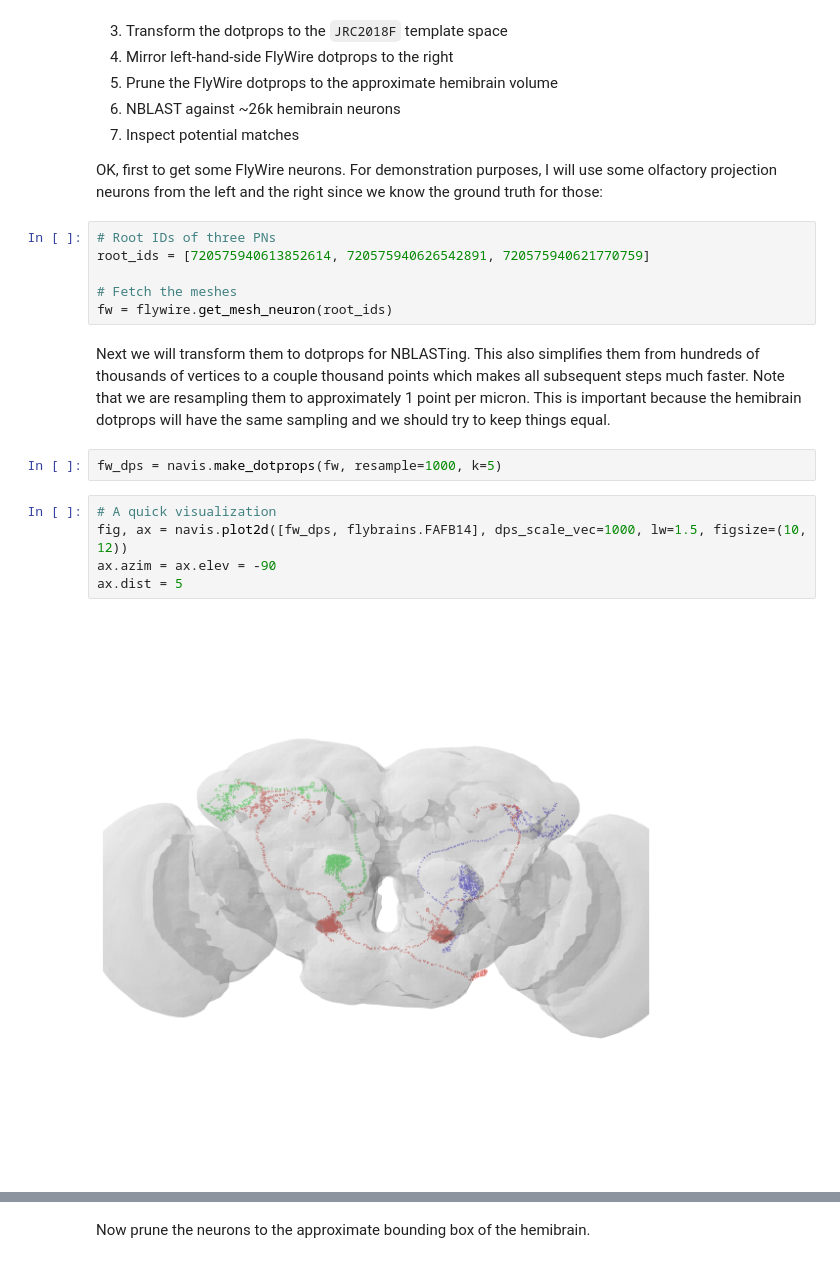
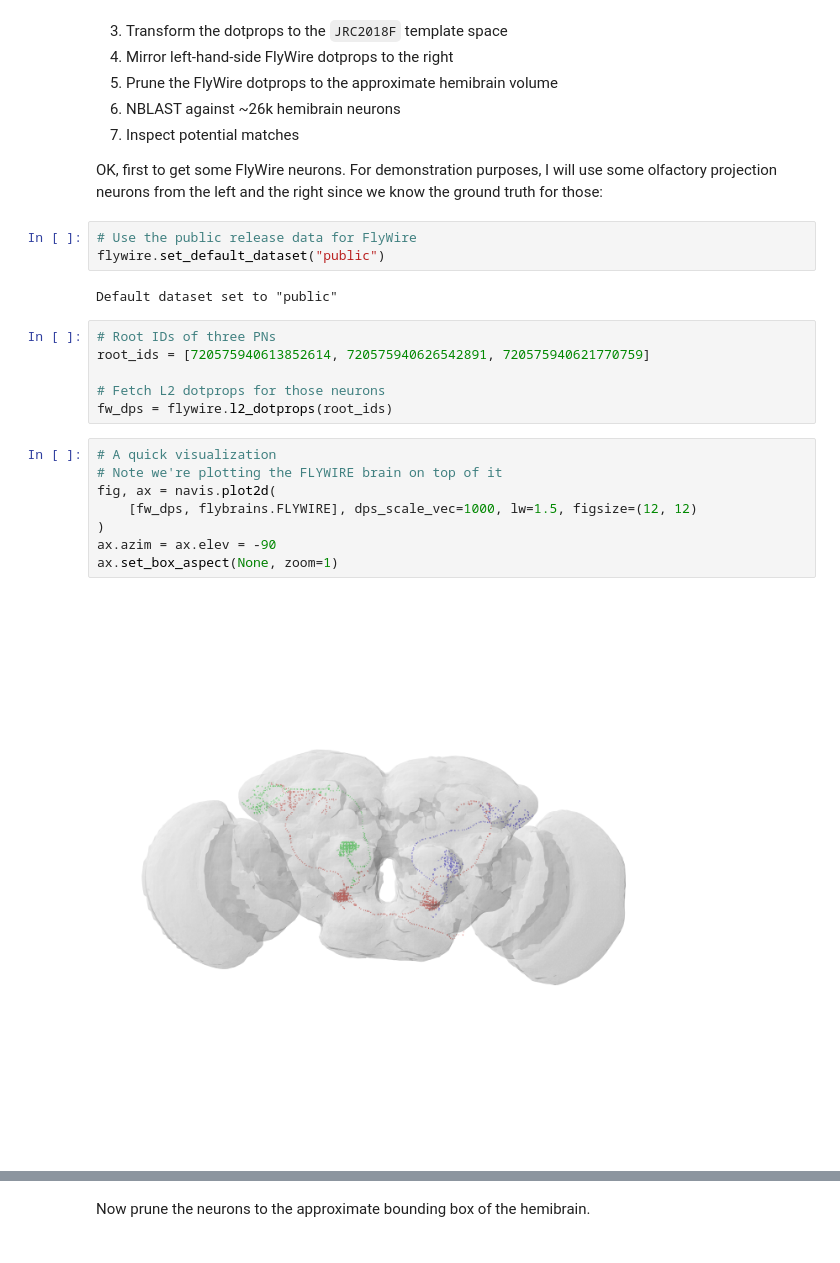
Before and after one commit to navis-org/fafbseg-py, a Jupyter notebook: docs/source/tutorials/hemibrain_nblast.ipynb, the cells around one changed output, grey strips where cells are left out. Drawn from its saved outputs; the diff is of its cells as text.

```diff
--- a/docs/source/tutorials/hemibrain_nblast.ipynb
+++ b/docs/source/tutorials/hemibrain_nblast.ipynb
@@ -28,23 +30,27 @@ A quick outline of what we will do now:
 7. Inspect potential matches
 
 OK, first to get some FlyWire neurons. For demonstration purposes, I will use some olfactory projection neurons from the left and the right since we know the ground truth for those:
+# %%
+# Use the public release data for FlyWire
+flywire.set_default_dataset("public")
+# %% [output]
+Default dataset set to "public"
 # %%
 # Root IDs of three PNs
 root_ids = [720575940613852614, 720575940626542891, 720575940621770759]
 
-# Fetch the meshes
-fw = flywire.get_mesh_neuron(root_ids)
+# Fetch L2 dotprops for those neurons
+fw_dps = flywire.l2_dotprops(root_ids)
-# %% [markdown]
-Next we will transform them to dotprops for NBLASTing. This also simplifies them from hundreds of thousands of vertices to a couple thousand points which makes all subsequent steps much faster. Note that we are resampling them to approximately 1 point per micron. This is important because the hemibrain dotprops will have the same sampling and we should try to keep things equal.
-# %%
-fw_dps = navis.make_dotprops(fw, resample=1000, k=5)
 # %%
 # A quick visualization
-fig, ax = navis.plot2d([fw_dps, flybrains.FAFB14], dps_scale_vec=1000, lw=1.5, figsize=(10, 12))
+# Note we're plotting the FLYWIRE brain on top of it
+fig, ax = navis.plot2d(
+    [fw_dps, flybrains.FLYWIRE], dps_scale_vec=1000, lw=1.5, figsize=(12, 12)
+)
 ax.azim = ax.elev = -90
-ax.dist = 5
+ax.set_box_aspect(None, zoom=1)
 # %% [output]
-[figure, old version]
+[figure, new version]
 # %% [markdown]
 - the green PN should be entirely contained in the hemibrain volume
 - the red bilateral PN will be truncated but we should still be able to find a match
```
Also changed, not shown: parts of 23 cells of this notebook, 9 other files.
